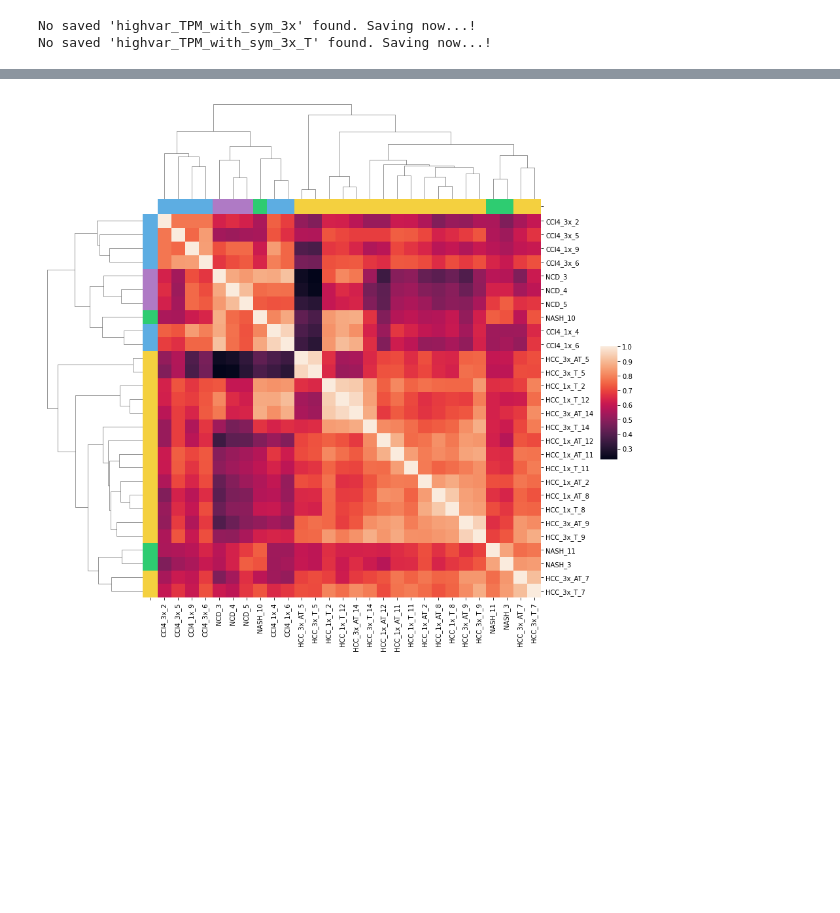
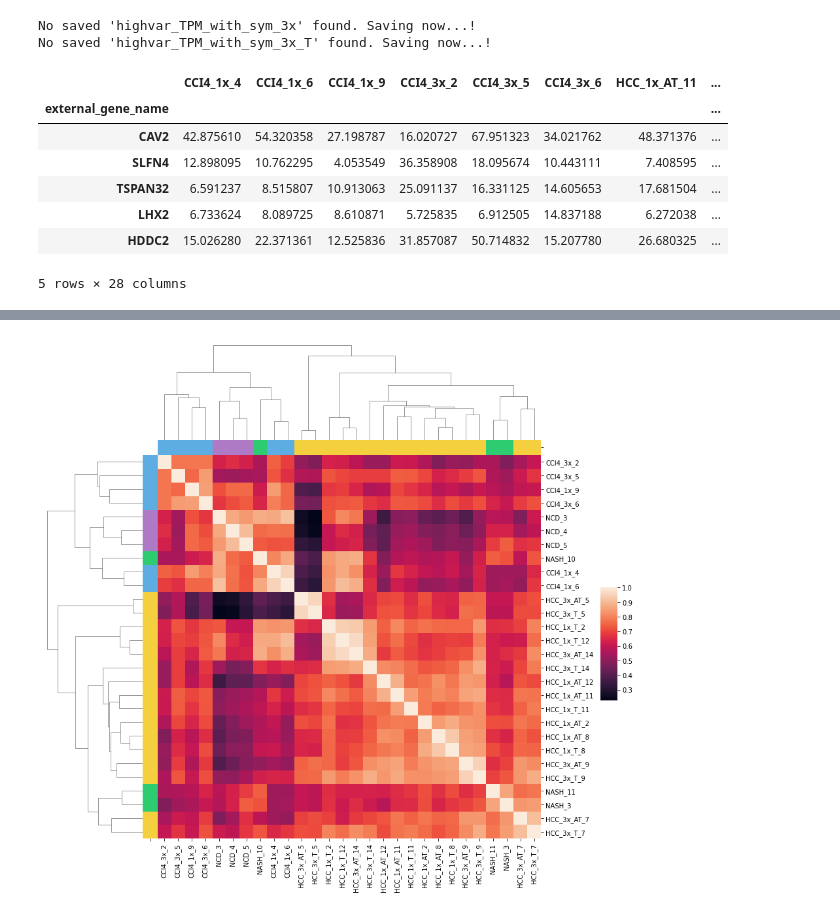
Before and after one commit to jigsaw-snu/NASH_HCC_liver-KRIBB_2022, a Jupyter notebook: srcs/rsem_star_deseq/sample_qc.ipynb, the cells around one changed output, grey strips where cells are left out. Drawn from its saved outputs; the diff is of its cells as text; code cells hidden in the pictures; blank space fills up the shorter version.

```diff
--- a/srcs/rsem_star_deseq/sample_qc.ipynb
+++ b/srcs/rsem_star_deseq/sample_qc.ipynb
@@ -1046,6 +1047,17 @@ SaveObject(["id_map_highvar_TPM_3x", "highvar_TPM_with_sym_3x",
 # %% [output]
 No saved 'highvar_TPM_with_sym_3x' found. Saving now...!
 No saved 'highvar_TPM_with_sym_3x_T' found. Saving now...!
+# %%
+highvar_TPM_with_sym.head()
+# %% [output]
+|  | CCI4_1x_4 | CCI4_1x_6 | CCI4_1x_9 | CCI4_3x_2 | CCI4_3x_5 | CCI4_3x_6 | HCC_1x_AT_11 | ... |
+| external_gene_name |  |  |  |  |  |  |  | ... |
+| CAV2 | 42.875610 | 54.320358 | 27.198787 | 16.020727 | 67.951323 | 34.021762 | 48.371376 | ... |
+| SLFN4 | 12.898095 | 10.762295 | 4.053549 | 36.358908 | 18.095674 | 10.443111 | 7.408595 | ... |
+| TSPAN32 | 6.591237 | 8.515807 | 10.913063 | 25.091137 | 16.331125 | 14.605653 | 17.681504 | ... |
+| LHX2 | 6.733624 | 8.089725 | 8.610871 | 5.725835 | 6.912505 | 14.837188 | 6.272038 | ... |
+| HDDC2 | 15.026280 | 22.371361 | 12.525836 | 31.857087 | 50.714832 | 15.207780 | 26.680325 | ... |
+5 rows × 28 columns
 # %%
 def MakeNESdf(cnt_data: pd.DataFrame, db: str="KEGG_2019_Mouse") -> pd.DataFrame:
     gsea_res = gp.ssgsea(data=cnt_data,
```
Also changed, not shown: parts of 5 cells of this notebook, 8 other files.
